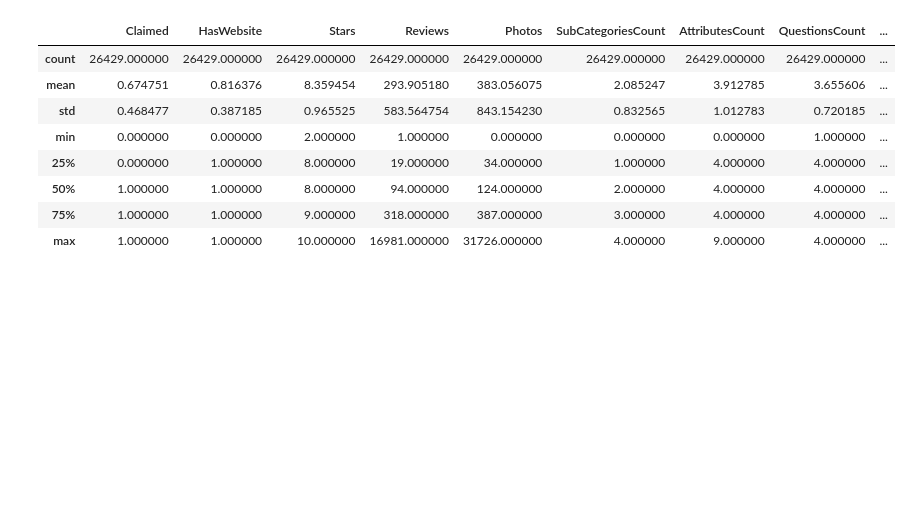
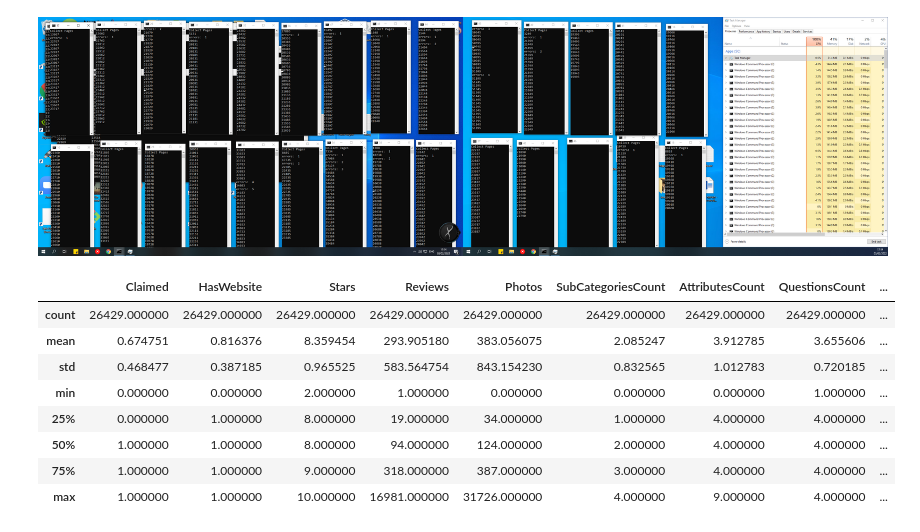
Before and after one commit to omer-priel/TheRootOfDataScience, a Jupyter notebook: notebooks/main.ipynb, the cells around one changed output. Cells and saved outputs as stored; diff of their text form; code cells hidden in the pictures; blank space fills up the shorter version.

```diff
--- a/notebooks/main.ipynb
+++ b/notebooks/main.ipynb
@@ -33 +36,5 @@ df = read_csv('businesses')
+# %%
+show_image('Data_Collectors')
+# %% [output]
+[figure, added]
 # %%
```
Also changed, not shown: parts of 10 cells of this notebook.
